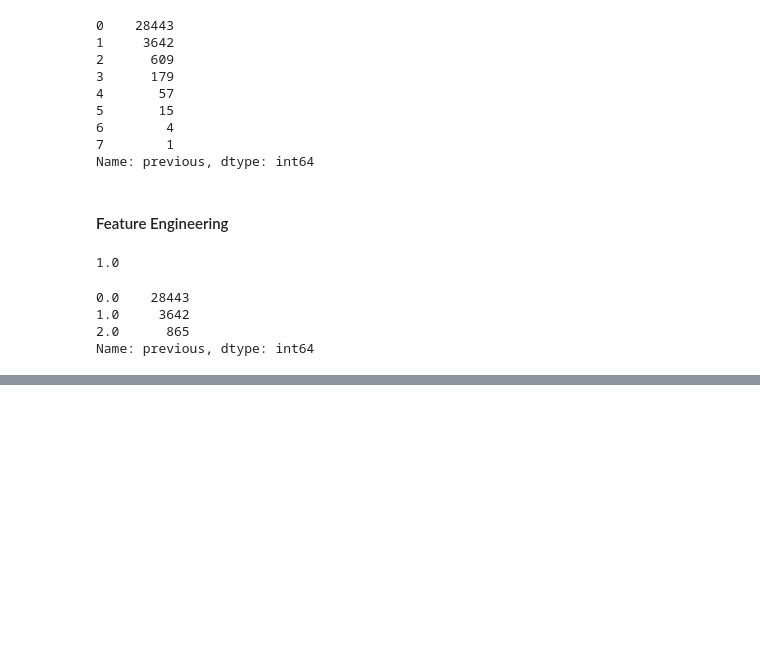
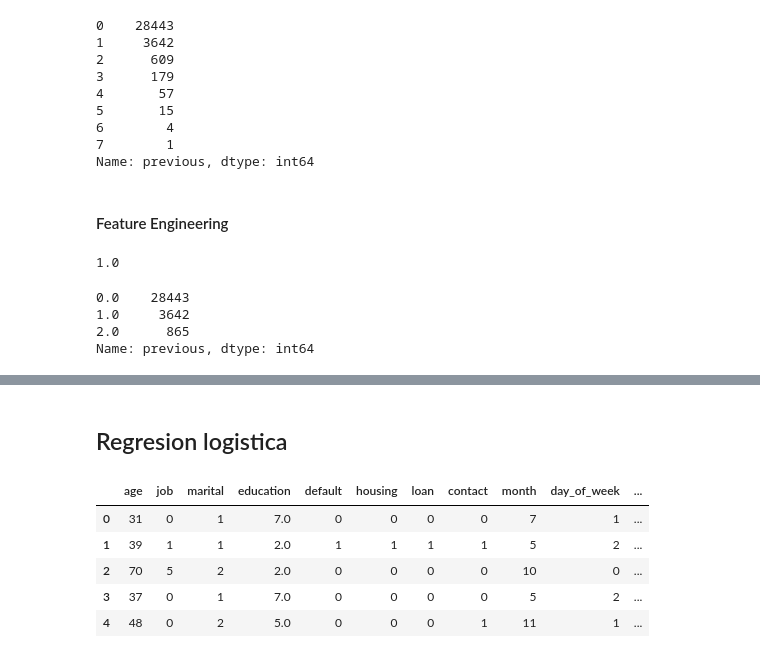
Before and after one commit to VKunze/trabajo-ciencia-datos, a Jupyter notebook: Trabajo Final.ipynb, the cells around one changed output, grey strips where cells are left out. Cells and saved outputs as stored; diff of their text form; code cells hidden in the pictures; blank space fills up the shorter version.

```diff
--- a/Trabajo Final.ipynb
+++ b/Trabajo Final.ipynb
@@ -333,7 +336,7 @@ month_dict = { 'jan' : 1,
                'oct' : 10,
                'nov' : 11,
                'dec' : 12}
-clean_data['month_ordinal_label'] = data.month.map(month_dict)
+clean_data['month'] = data.month.map(month_dict)
 #data
 # %% [markdown]
 # day_of_week
@@ -513,0 +528,4 @@ Name: previous, dtype: int64
+# %%
+label_encoder = LabelEncoder()
+clean_data['poutcome'] = label_encoder.fit_transform(data['poutcome'])
+clean_data['poutcome'].unique()
@@ -513,0 +558,4 @@ Name: previous, dtype: int64
+# %%
+clean_data = pd.concat([clean_data, pd.get_dummies(data['y'], prefix='y', drop_first = True)], axis=1)
+clean_data['y'] = clean_data['y_yes']
+clean_data = clean_data.drop(columns='y_yes')
@@ -513,0 +584,2 @@ Name: previous, dtype: int64
+# %% [markdown]
+## Regresion logistica
@@ -513,0 +600,9 @@ Name: previous, dtype: int64
+# %%
+X.head()
+# %% [output]
+|  | age | job | marital | education | default | housing | loan | contact | month | day_of_week | ... |
+| 0 | 31 | 0 | 1 | 7.0 | 0 | 0 | 0 | 0 | 7 | 1 | ... |
+| 1 | 39 | 1 | 1 | 2.0 | 1 | 1 | 1 | 1 | 5 | 2 | ... |
+| 2 | 70 | 5 | 2 | 2.0 | 0 | 0 | 0 | 0 | 10 | 0 | ... |
+| 3 | 37 | 0 | 1 | 7.0 | 0 | 0 | 0 | 0 | 5 | 2 | ... |
+| 4 | 48 | 0 | 2 | 5.0 | 0 | 0 | 0 | 1 | 11 | 1 | ... |
```
Also changed, not shown: parts of 21 cells of this notebook.
